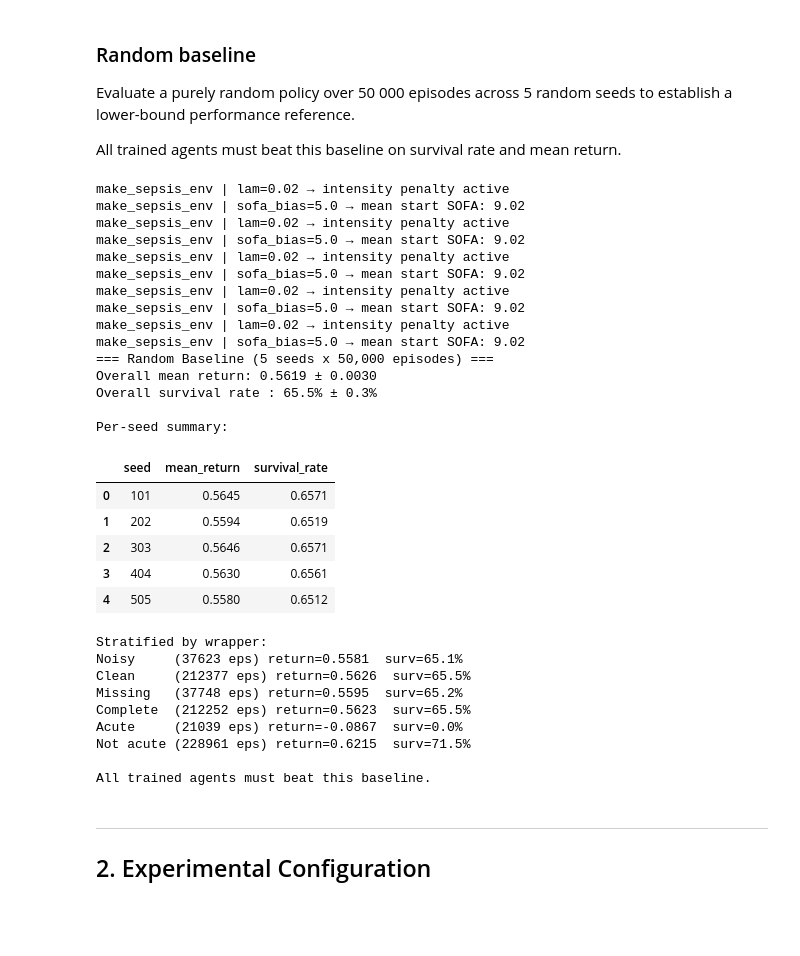
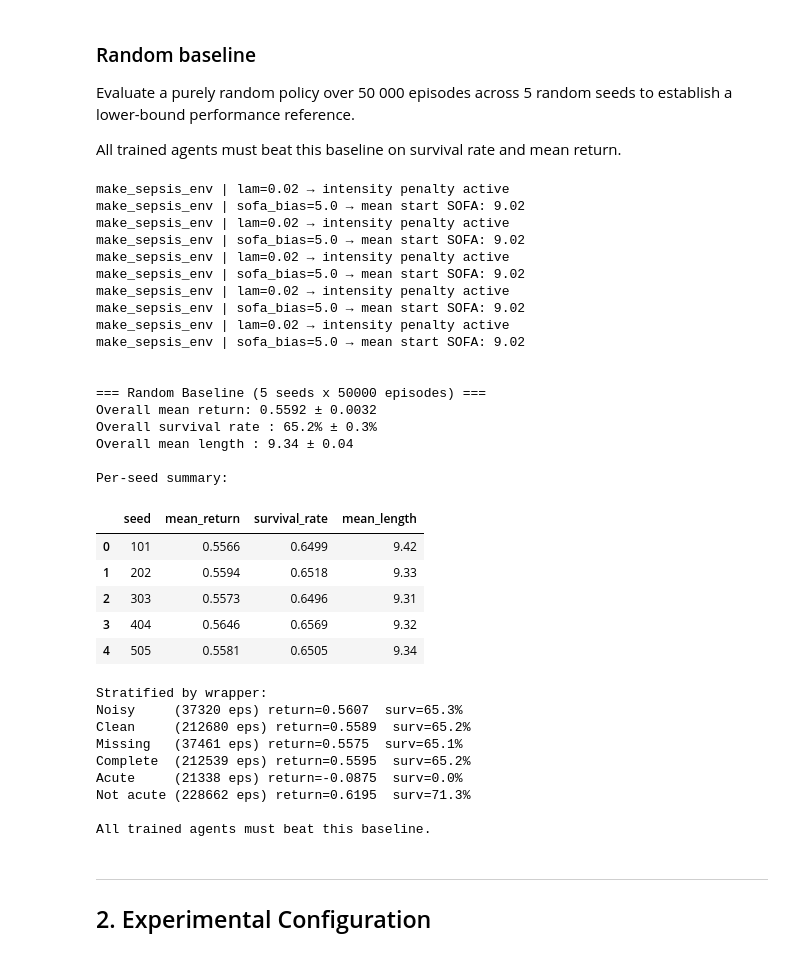
Before and after one commit to OliverKainIMS/ReinforcementLearningProject, a Jupyter notebook: sepsis_project - Students Version/rl_sepsis_project_configB.ipynb, the cells around one changed output. Drawn from its saved outputs; the diff is of its cells as text; code cells hidden in the pictures; blank space fills up the shorter version.

```diff
--- a/sepsis_project - Students Version/rl_sepsis_project_configB.ipynb
+++ b/sepsis_project - Students Version/rl_sepsis_project_configB.ipynb
@@ -162,6 +162,7 @@ RANDOM_BASELINE_EPISODES_PER_SEED = 50000
 random_seed_summaries = []
 
 clinical_rand_returns = []
+clinical_rand_lengths = []
 noisy_returns, clean_returns    = [], []
 missing_returns, nomiss_returns = [], []
 acute_returns, noacute_returns = [], []
@@ -170,12 +171,14 @@ for eval_seed in RANDOM_BASELINE_SEEDS:
     np.random.seed(eval_seed)
 
     seed_returns = []
+    seed_lengths = []
 
     env_eval = make_clinical_env()
 
     for ep in range(RANDOM_BASELINE_EPISODES_PER_SEED):
         obs, info = env_eval.reset(seed=int(np.random.randint(100000)))
         total_r, done = 0.0, False
+        steps = 0
 
         ep_noisy   = info.get("noisy_episode", False)
         ep_missing = info.get("missing_features") is not None
@@ -184,13 +187,16 @@ for eval_seed in RANDOM_BASELINE_SEEDS:
         while not done:
             obs, r, te, tr, info = env_eval.step(env_eval.action_space.sample())
             total_r += r
+            steps += 1
             done = te or tr
 
             if info.get("acute_event", False):
                 ep_acute = True
 
         seed_returns.append(total_r)
+        seed_lengths.append(steps)
         clinical_rand_returns.append(total_r)
+        clinical_rand_lengths.append(steps)
 
         (noisy_returns if ep_noisy else clean_returns).append(total_r)
         (missing_returns if ep_missing else nomiss_returns).append(total_r)
@@ -199,11 +205,13 @@ for eval_seed in RANDOM_BASELINE_SEEDS:
     env_eval.close()
 
     seed_returns = np.array(seed_returns)
+    seed_lengths = np.array(seed_lengths)
 
     random_seed_summaries.append({
         "seed": eval_seed,
         "mean_return": float(seed_returns.mean()),
         "survival_rate": float((seed_returns > 0).mean()),
+        "mean_length": float(seed_lengths.mean()),
     })
 
 random_baseline_df = pd.DataFrame(random_seed_summaries)
@@ -214,6 +222,9 @@ clinical_rand_std = float(random_baseline_df["mean_return"].std(ddof=1))
 clinical_rand_surv = float(random_baseline_df["survival_rate"].mean())
 clinical_rand_surv_std = float(random_baseline_df["survival_rate"].std(ddof=1))
 
+clinical_rand_len = float(random_baseline_df["mean_length"].mean())
+clinical_rand_len_std = float(random_baseline_df["mean_length"].std(ddof=1))
+
 print(
     f"\n\n=== Random Baseline "
     f"({len(RANDOM_BASELINE_SEEDS)} seeds x "
@@ -221,51 +232,55 @@ print(
 )
 print(f"Overall mean return: {clinical_rand_mean:.4f} ± {clinical_rand_std:.4f}")
 print(f"Overall survival rate : {clinical_rand_surv:.1%} ± {clinical_rand_surv_std:.1%}")
+print(f"Overall mean length : {clinical_rand_len:.2f} ± {clinical_rand_len_std:.2f}")
 print()
 
 print("Per-seed summary:")
-display(random_baseline_df.round({"mean_return": 4,"survival_rate": 4,}))
+display(random_baseline_df.round({"mean_return": 4,"survival_rate": 4,"mean_length": 2,}))
 
 print()
 print("Stratified by wrapper:")
 print(f"Noisy     ({len(noisy_returns):5d} eps) return={np.mean(noisy_returns):.4f}  surv={np.mean(np.array(noisy_returns) > 0):.1%}")
 print(f"Clean     ({len(clean_returns):5d} eps) return={np.mean(clean_returns):.4f}  surv={np.mean(np.array(clean_returns) > 0):.1%}")
 print(f"Missing   ({len(missing_returns):5d} eps) return={np.mean(missing_returns):.4f}  surv={np.mean(np.array(missing_returns) > 0):.1%}")
 print(f"Complete  ({len(nomiss_returns):5d} eps) return={np.mean(nomiss_returns):.4f}  surv={np.mean(np.array(nomiss_returns) > 0):.1%}")
 print(f"Acute     ({len(acute_returns):5d} eps) return={np.mean(acute_returns):.4f}  surv={np.mean(np.array(acute_returns) > 0):.1%}")
 print(f"Not acute ({len(noacute_returns):5d} eps) return={np.mean(noacute_returns):.4f}  surv={np.mean(np.array(noacute_returns) > 0):.1%}")
 
 print()
 print("All trained agents must beat this baseline.")
 # %% [output]
 make_sepsis_env | lam=0.02 → intensity penalty active
 make_sepsis_env | sofa_bias=5.0 → mean start SOFA: 9.02
 make_sepsis_env | lam=0.02 → intensity penalty active
 make_sepsis_env | sofa_bias=5.0 → mean start SOFA: 9.02
 make_sepsis_env | lam=0.02 → intensity penalty active
 make_sepsis_env | sofa_bias=5.0 → mean start SOFA: 9.02
 make_sepsis_env | lam=0.02 → intensity penalty active
 make_sepsis_env | sofa_bias=5.0 → mean start SOFA: 9.02
 make_sepsis_env | lam=0.02 → intensity penalty active
 make_sepsis_env | sofa_bias=5.0 → mean start SOFA: 9.02
-=== Random Baseline (5 seeds x 50,000 episodes) ===
-Overall mean return: 0.5619 ± 0.0030
-Overall survival rate : 65.5% ± 0.3%
+
+
+=== Random Baseline (5 seeds x 50000 episodes) ===
+Overall mean return: 0.5592 ± 0.0032
+Overall survival rate : 65.2% ± 0.3%
+Overall mean length : 9.34 ± 0.04
 
 Per-seed summary:
-|  | seed | mean_return | survival_rate |
-| 0 | 101 | 0.5645 | 0.6571 |
-| 1 | 202 | 0.5594 | 0.6519 |
-| 2 | 303 | 0.5646 | 0.6571 |
-| 3 | 404 | 0.5630 | 0.6561 |
-| 4 | 505 | 0.5580 | 0.6512 |
+|  | seed | mean_return | survival_rate | mean_length |
+| 0 | 101 | 0.5566 | 0.6499 | 9.42 |
+| 1 | 202 | 0.5594 | 0.6518 | 9.33 |
+| 2 | 303 | 0.5573 | 0.6496 | 9.31 |
+| 3 | 404 | 0.5646 | 0.6569 | 9.32 |
+| 4 | 505 | 0.5581 | 0.6505 | 9.34 |
 Stratified by wrapper:
-Noisy     (37623 eps) return=0.5581  surv=65.1%
-Clean     (212377 eps) return=0.5626  surv=65.5%
-Missing   (37748 eps) return=0.5595  surv=65.2%
-Complete  (212252 eps) return=0.5623  surv=65.5%
-Acute     (21039 eps) return=-0.0867  surv=0.0%
-Not acute (228961 eps) return=0.6215  surv=71.5%
+Noisy     (37320 eps) return=0.5607  surv=65.3%
+Clean     (212680 eps) return=0.5589  surv=65.2%
+Missing   (37461 eps) return=0.5575  surv=65.1%
+Complete  (212539 eps) return=0.5595  surv=65.2%
+Acute     (21338 eps) return=-0.0875  surv=0.0%
+Not acute (228662 eps) return=0.6195  surv=71.3%
 
 All trained agents must beat this baseline.
 # %% [markdown]
```
Also changed, not shown: parts of 22 cells of this notebook, 11 other files.
